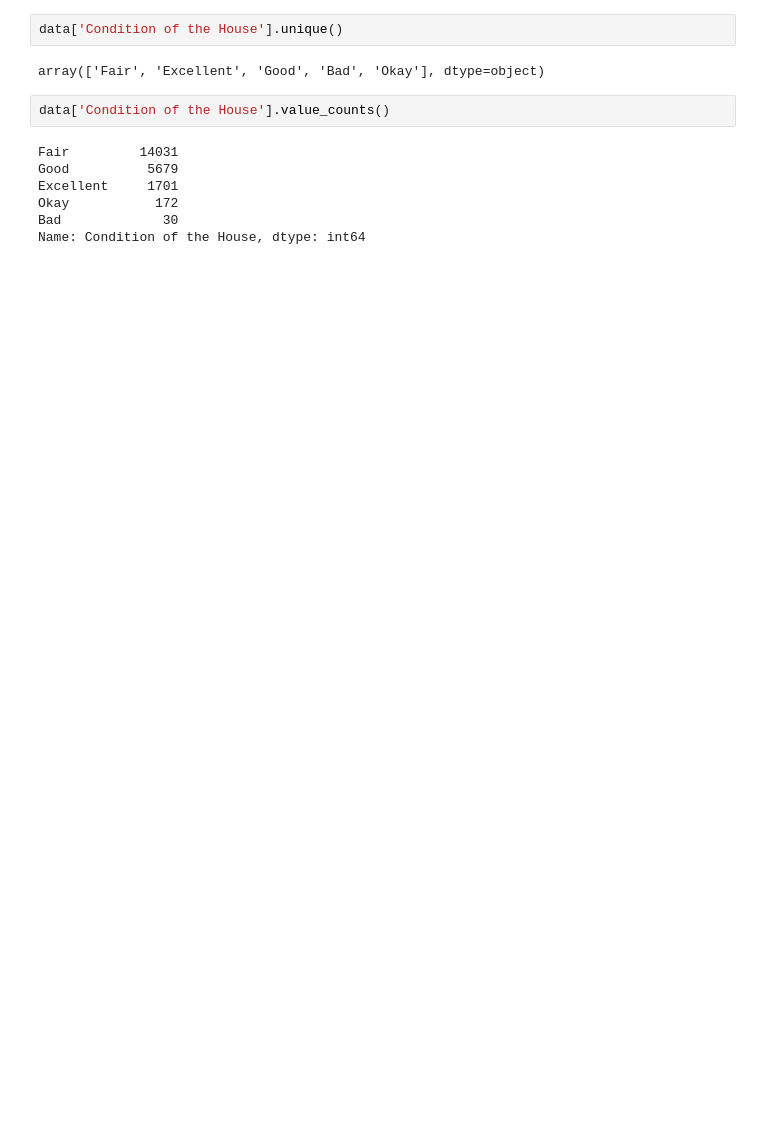
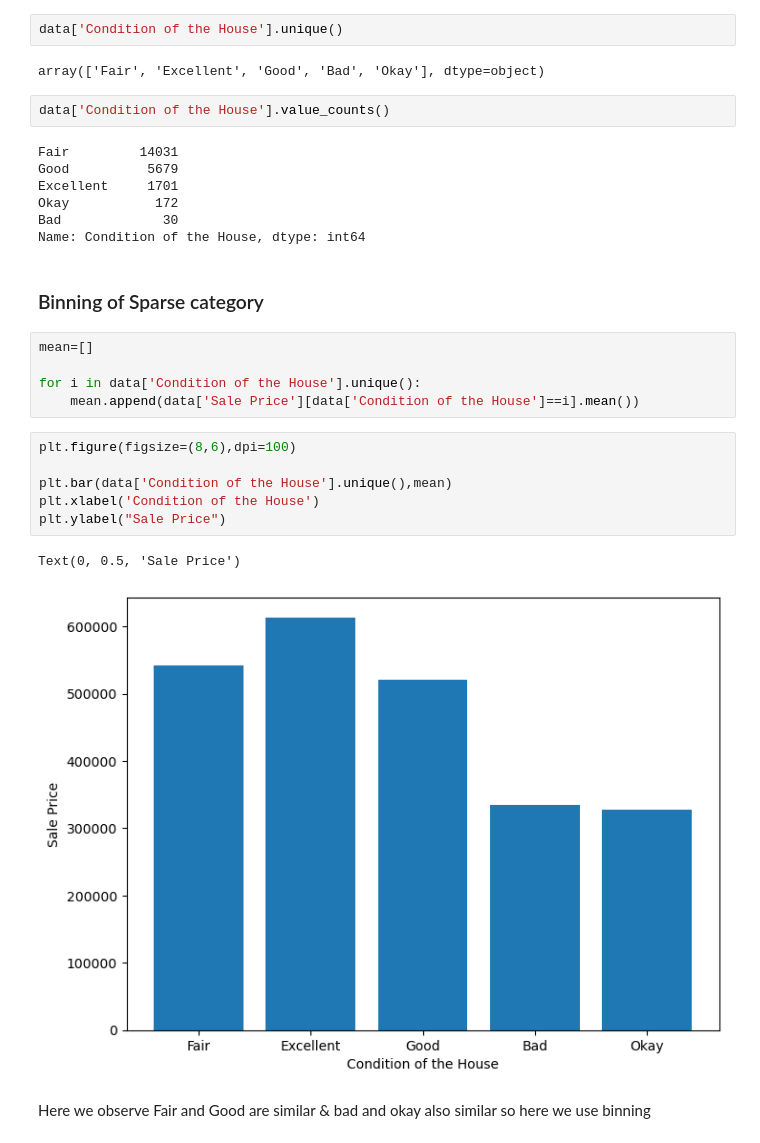
Before and after one commit to VelampalepuRohitAnjaniKumar/Machine-Learning-, a Jupyter notebook: Linear Regression/Feature_Engineering.ipynb, the cells around one changed output. Saved outputs shown, nothing was run; the diff lists cells and outputs as text; blank space fills up the shorter version.

```diff
--- a/Linear Regression/Feature_Engineering.ipynb
+++ b/Linear Regression/Feature_Engineering.ipynb
@@ -105,3 +110,21 @@ Excellent     1701
 Okay           172
 Bad             30
 Name: Condition of the House, dtype: int64
+# %% [markdown]
+### Binning of Sparse category
+# %%
+mean=[]
+
+for i in data['Condition of the House'].unique():
+    mean.append(data['Sale Price'][data['Condition of the House']==i].mean())
+# %%
+plt.figure(figsize=(8,6),dpi=100)
+
+plt.bar(data['Condition of the House'].unique(),mean)
+plt.xlabel('Condition of the House')
+plt.ylabel("Sale Price")
+# %% [output]
+Text(0, 0.5, 'Sale Price')
+[figure, added]
+# %% [markdown]
+Here we observe Fair and Good are similar & bad and okay also similar so here we use binning
```
Also changed, not shown: parts of 15 cells of this notebook.
